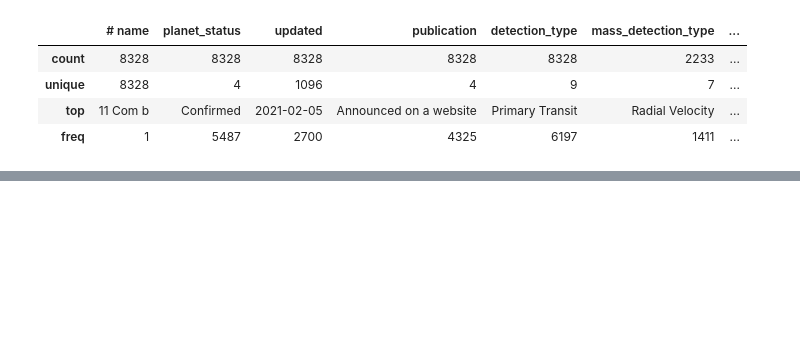
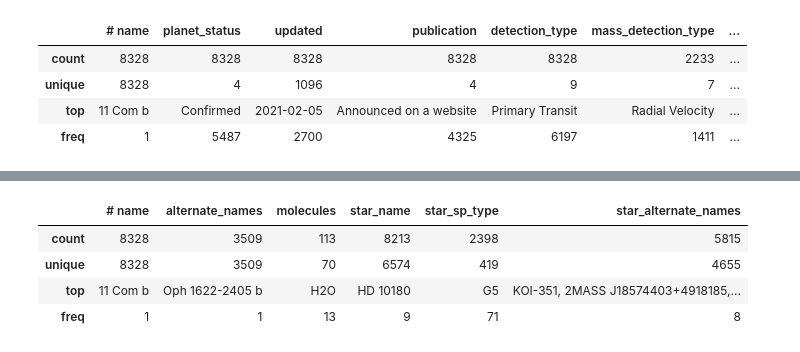
Before and after one commit to gbrs/exoplanets_eda, a Jupyter notebook: exoplnets_eda.ipynb, the cells around one changed output, grey strips where cells are left out. Drawn from its saved outputs; the diff is of its cells as text; code cells hidden in the pictures; blank space fills up the shorter version.

```diff
--- a/exoplnets_eda.ipynb
+++ b/exoplnets_eda.ipynb
@@ -147,0 +187,8 @@ df.describe(include='object')
+# %%
+df.describe(include='object')
+# %% [output]
+|  | # name | alternate_names | molecules | star_name | star_sp_type | star_alternate_names |
+| count | 8328 | 3509 | 113 | 8213 | 2398 | 5815 |
+| unique | 8328 | 3509 | 70 | 6574 | 419 | 4655 |
+| top | 11 Com b | Oph 1622-2405 b | H2O | HD 10180 | G5 | KOI-351, 2MASS J18574403+4918185,... |
+| freq | 1 | 1 | 13 | 9 | 71 | 8 |
```
Also changed, not shown: parts of 18 cells of this notebook.
